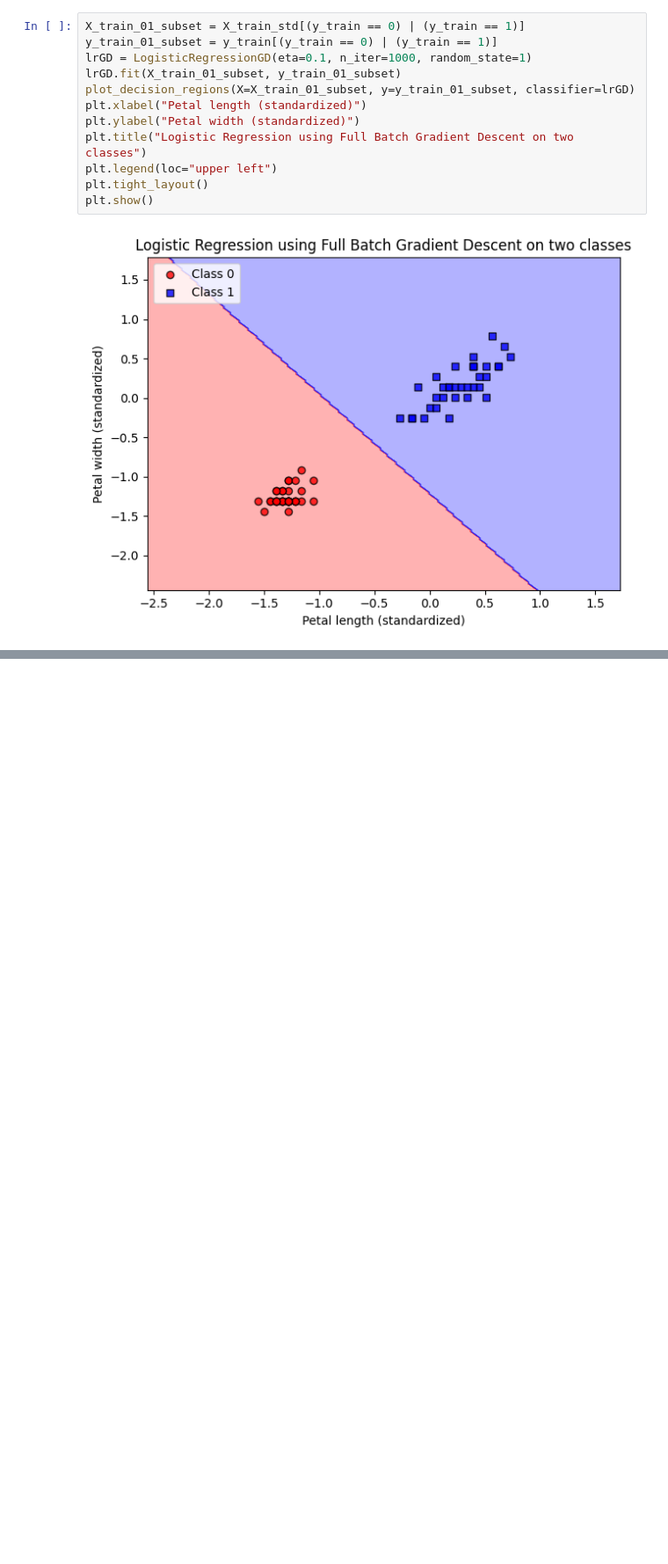
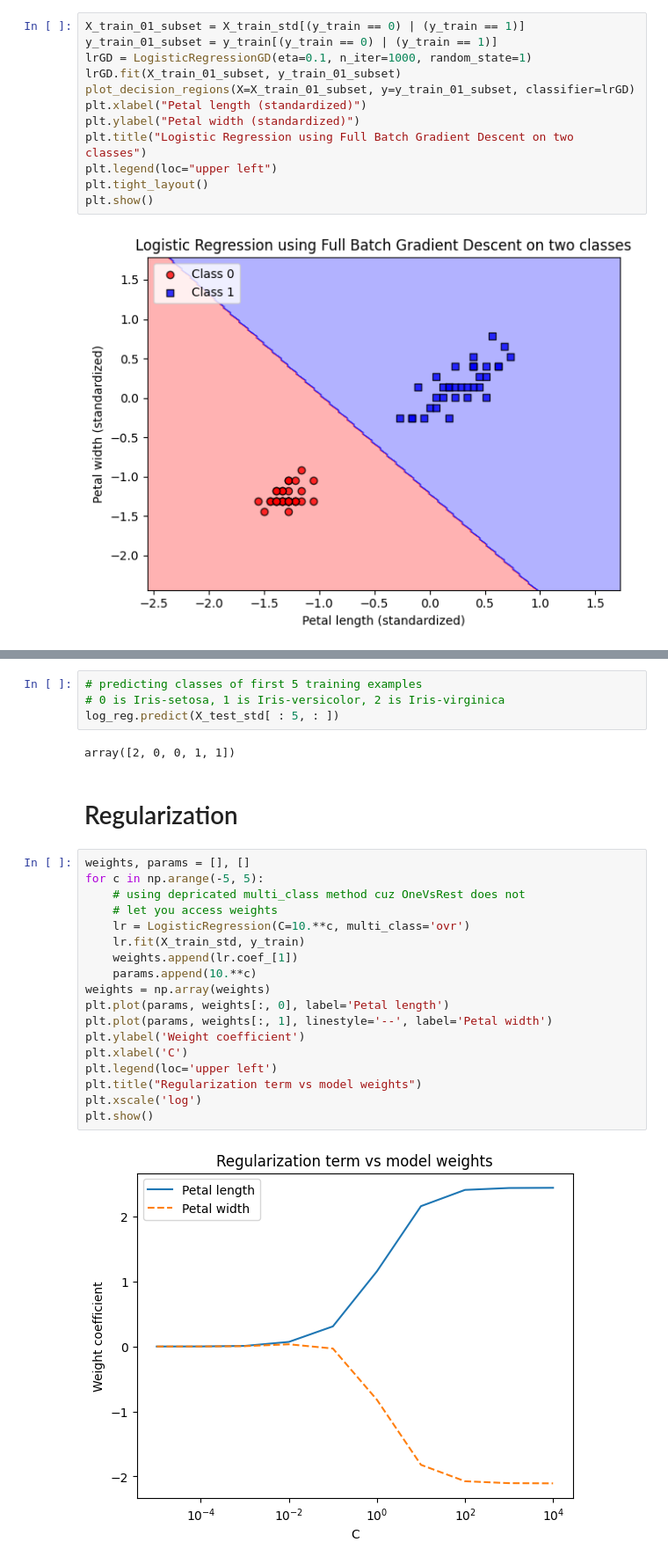
Before and after one commit to siddiskid/AI, a Jupyter notebook: chapter3.ipynb, the cells around one changed output, grey strips where cells are left out. Shown at 88% size. Cells and saved outputs as stored; diff of their text form; blank space fills up the shorter version.

```diff
--- a/chapter3.ipynb
+++ b/chapter3.ipynb
@@ -174,0 +224,28 @@ plt.show()
+# %%
+# predicting classes of first 5 training examples
+# 0 is Iris-setosa, 1 is Iris-versicolor, 2 is Iris-virginica
+log_reg.predict(X_test_std[ : 5, : ])
+# %% [output]
+array([2, 0, 0, 1, 1])
+# %% [markdown]
+<h1>Regularization</h1>
+# %%
+weights, params = [], []
+for c in np.arange(-5, 5):
+    # using depricated multi_class method cuz OneVsRest does not
+    # let you access weights
+    lr = LogisticRegression(C=10.**c, multi_class='ovr')
+    lr.fit(X_train_std, y_train)
+    weights.append(lr.coef_[1])
+    params.append(10.**c)
+weights = np.array(weights)
+plt.plot(params, weights[:, 0], label='Petal length')
+plt.plot(params, weights[:, 1], linestyle='--', label='Petal width')
+plt.ylabel('Weight coefficient')
+plt.xlabel('C')
+plt.legend(loc='upper left')
+plt.title("Regularization term vs model weights")
+plt.xscale('log')
+plt.show()
+# %% [output]
+[figure, added]
```
Also changed, not shown: parts of 6 cells of this notebook, 9 other files.
